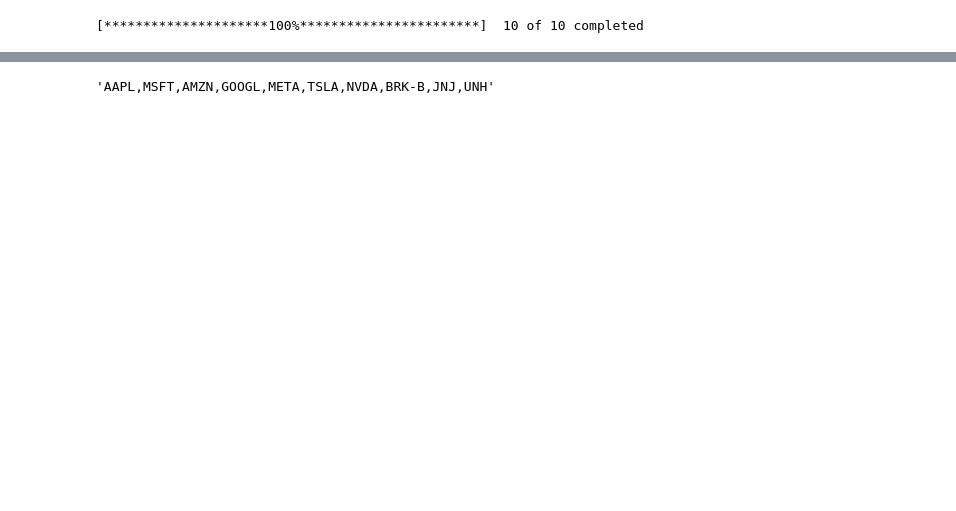
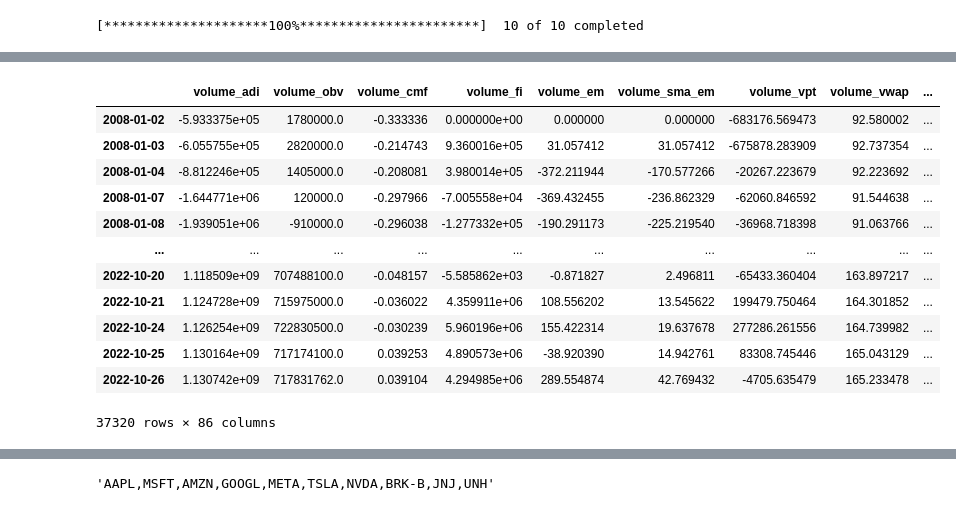
Before and after one commit to karthickrajas/Econometrics, a Jupyter notebook: Portfolio_management.ipynb, the cells around one changed output, grey strips where cells are left out. Drawn from its saved outputs; the diff is of its cells as text; code cells hidden in the pictures; blank space fills up the shorter version.

```diff
--- a/Portfolio_management.ipynb
+++ b/Portfolio_management.ipynb
@@ -96,0 +99,7 @@ data.index = pd.to_datetime(data.index.date)
+# %%
+auto_data =[]
+for ticker in tqdm(data.columns.get_level_values(0).unique()):
+  temp = add_all_ta_features(
+    data[ticker], open="Open", high="High", low="Low", close="Close", volume="Volume", fillna=True)
+  temp = temp.drop(['Open','Close','High','Low','Volume'],axis=1)
+  auto_data.append(temp)
@@ -96,0 +124,2 @@ data.index = pd.to_datetime(data.index.date)
+# %%
+df = pd.concat(auto_data,axis=0)
@@ -96,0 +134,16 @@ data.index = pd.to_datetime(data.index.date)
+# %%
+df
+# %% [output]
+|  | volume_adi | volume_obv | volume_cmf | volume_fi | volume_em | volume_sma_em | volume_vpt | volume_vwap | ... |
+| 2008-01-02 | -5.933375e+05 | 1780000.0 | -0.333336 | 0.000000e+00 | 0.000000 | 0.000000 | -683176.569473 | 92.580002 | ... |
+| 2008-01-03 | -6.055755e+05 | 2820000.0 | -0.214743 | 9.360016e+05 | 31.057412 | 31.057412 | -675878.283909 | 92.737354 | ... |
+| 2008-01-04 | -8.812246e+05 | 1405000.0 | -0.208081 | 3.980014e+05 | -372.211944 | -170.577266 | -20267.223679 | 92.223692 | ... |
+| 2008-01-07 | -1.644771e+06 | 120000.0 | -0.297966 | -7.005558e+04 | -369.432455 | -236.862329 | -62060.846592 | 91.544638 | ... |
+| 2008-01-08 | -1.939051e+06 | -910000.0 | -0.296038 | -1.277332e+05 | -190.291173 | -225.219540 | -36968.718398 | 91.063766 | ... |
+| ... | ... | ... | ... | ... | ... | ... | ... | ... | ... |
+| 2022-10-20 | 1.118509e+09 | 707488100.0 | -0.048157 | -5.585862e+03 | -0.871827 | 2.496811 | -65433.360404 | 163.897217 | ... |
+| 2022-10-21 | 1.124728e+09 | 715975000.0 | -0.036022 | 4.359911e+06 | 108.556202 | 13.545622 | 199479.750464 | 164.301852 | ... |
+| 2022-10-24 | 1.126254e+09 | 722830500.0 | -0.030239 | 5.960196e+06 | 155.422314 | 19.637678 | 277286.261556 | 164.739982 | ... |
+| 2022-10-25 | 1.130164e+09 | 717174100.0 | 0.039253 | 4.890573e+06 | -38.920390 | 14.942761 | 83308.745446 | 165.043129 | ... |
+| 2022-10-26 | 1.130742e+09 | 717831762.0 | 0.039104 | 4.294985e+06 | 289.554874 | 42.769432 | -4705.635479 | 165.233478 | ... |
+37320 rows × 86 columns
```
Also changed, not shown: parts of 10 cells of this notebook.
